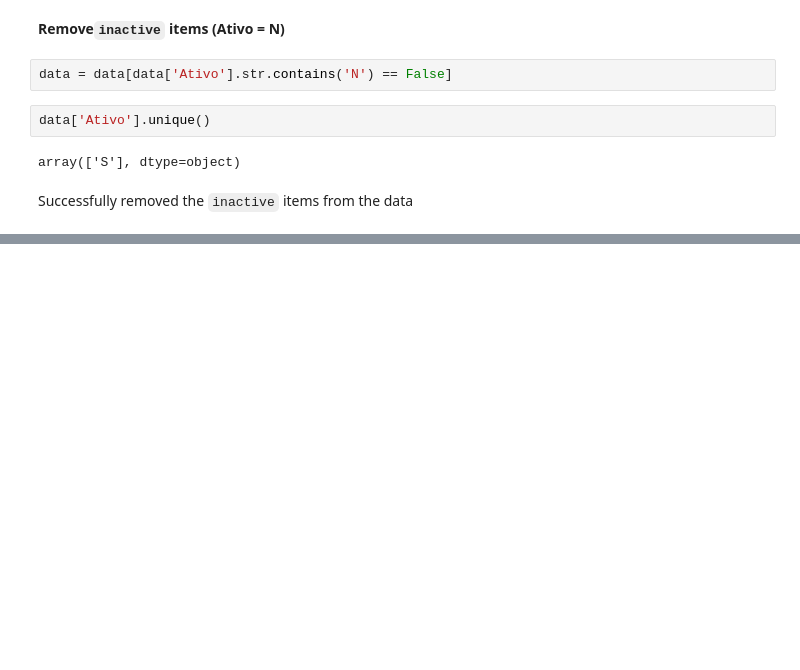
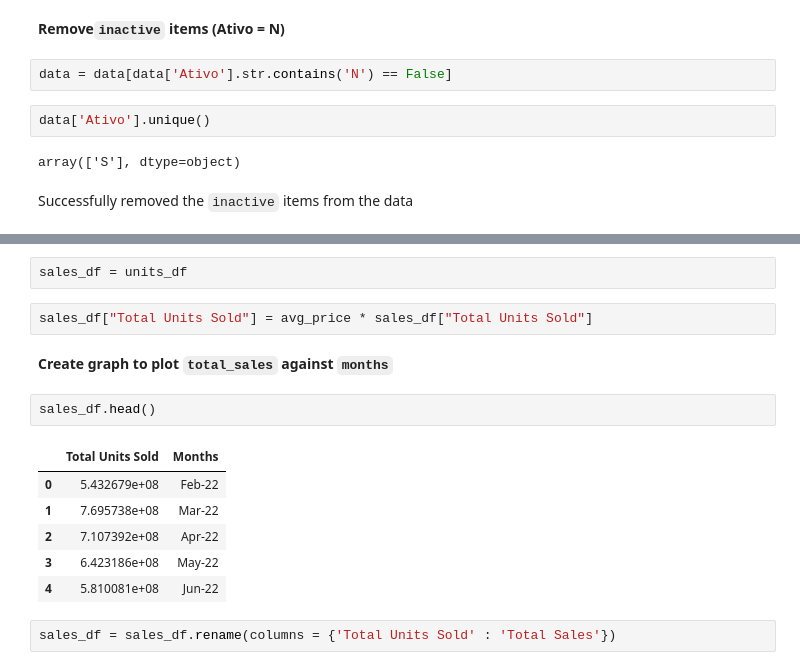
Before and after one commit to rafaelcyin/Bestfer_Solution, a Jupyter notebook: jupyter-lab/mvp.ipynb, the cells around one changed output, grey strips where cells are left out. Drawn from its saved outputs; the diff is of its cells as text; blank space fills up the shorter version.

```diff
--- a/jupyter-lab/mvp.ipynb
+++ b/jupyter-lab/mvp.ipynb
@@ -135,0 +180,17 @@ Successfully removed the `inactive` items from the data
+# %%
+sales_df = units_df
+# %%
+sales_df["Total Units Sold"] = avg_price * sales_df["Total Units Sold"]
+# %% [markdown]
+**Create graph to plot `total_sales` against `months`**
+# %%
+sales_df.head()
+# %% [output]
+|  | Total Units Sold | Months |
+| 0 | 5.432679e+08 | Feb-22 |
+| 1 | 7.695738e+08 | Mar-22 |
+| 2 | 7.107392e+08 | Apr-22 |
+| 3 | 6.423186e+08 | May-22 |
+| 4 | 5.810081e+08 | Jun-22 |
+# %%
+sales_df = sales_df.rename(columns = {'Total Units Sold' : 'Total Sales'})
```
Also changed, not shown: parts of 17 cells of this notebook, 1 other file.
